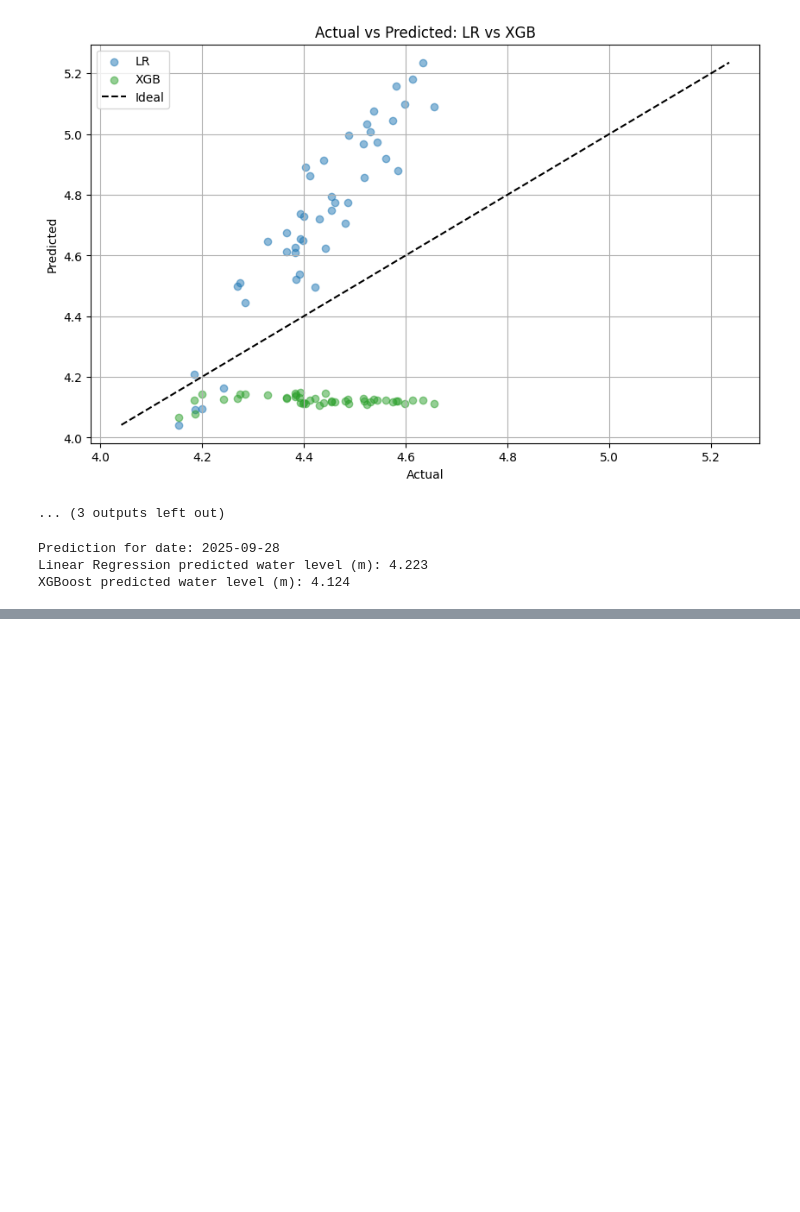
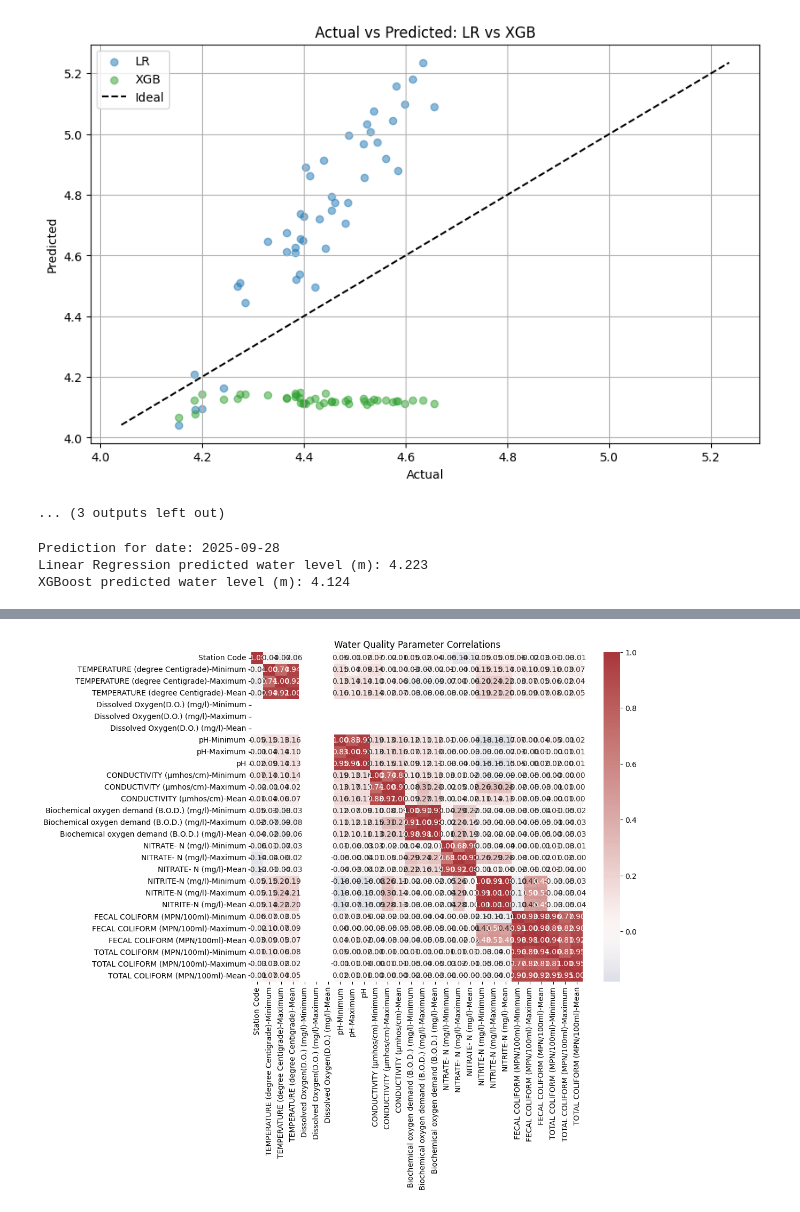
Before and after one commit to riyajoshi2004/DWLR-Groundwater-Project, a Jupyter notebook: sih-project.ipynb, the cells around one changed output, grey strips where cells are left out. Saved outputs shown, nothing was run; the diff lists cells and outputs as text; code cells hidden in the pictures; blank space fills up the shorter version.

```diff
--- a/sih-project.ipynb
+++ b/sih-project.ipynb
@@ -287,0 +438,86 @@ XGBoost predicted water level (m): 4.124
+# %%
+import pandas as pd
+import numpy as np
+import matplotlib.pyplot as plt
+import seaborn as sns
+
+# Standard thresholds (customize as needed; based on WHO/Indian drinking water standards)
+THRESHOLDS = {
+    'pH': (6.5, 8.5),  # Good range
+    'Dissolved Oxygen (mg/L)': (5, np.inf),  # Minimum 5 for good quality
+    'BOD (mg/L)': (0, 3),  # Max 3 for good
+    'Nitrate (mg/L)': (0, 45),  # Max 45
+    'Fecal Coliform (MPN/100ml)': (0, 0)  # Ideally 0
+}
+
+def check_water_quality():
+    # Load the water quality dataset (adjust path if needed)
+    wq_path = 'wtrqlty_grndwtr_2008.csv'
+    wq_df = pd.read_csv(wq_path, encoding='latin1')
+
+    # Rename columns for simplicity (based on your file structure)
+    wq_df = wq_df.rename(columns={
+        'pH-Mean': 'pH',
+        'Dissolved OxygenD.O. mgl-Mean': 'Dissolved Oxygen (mg/L)',
+        'Biochemical oxygen demand B.O.D. mgl-Mean': 'BOD (mg/L)',
+        'NITRATE- N mgl-Mean': 'Nitrate (mg/L)',
+        'FECAL COLIFORM MPN100ml-Mean': 'Fecal Coliform (MPN/100ml)'
+    })
+
+    # Select relevant columns
+    quality_cols = list(THRESHOLDS.keys())
+
+    # 1) User inputs for parameters
+    user_inputs = {}
+    for param in quality_cols:
+        val_str = input(f"Enter {param} value (press Enter to skip): ").strip()
+        user_inputs[param] = float(val_str) if val_str else np.nan
+
+    # 2) Check against thresholds and classify
+    results = {}
+    good_count = 0
+    total = len([v for v in user_inputs.values() if not np.isnan(v)])
+    for param, val in user_inputs.items():
+        if np.isnan(val):
+            results[param] = "Skipped (no input)"
+            continue
+        low, high = THRESHOLDS[param]
+        if low <= val <= high:
+            results[param] = f"Good ({val} within {low}-{high})"
+            good_count += 1
+        else:
+            results[param] = f"Poor ({val} outside {low}-{high})"
+
+    # Overall classification
+    if total == 0:
+        classification = "No inputs provided"
+    elif good_count / total >= 0.8:
+        classification = "Good"
+    elif good_count / total >= 0.5:
+        classification = "Moderate"
+    else:
+        classification = "Poor"
+
+    # 3) Display results
+    print("\n--- Water Quality Check ---")
+    for param, res in results.items():
+        print(f"{param}: {res}")
+    print(f"Overall Classification: {classification}")
+
+    # 4) Historical statistics from dataset for context
+    print("\nHistorical Averages from Dataset:")
+    for param in quality_cols:
+        if param in wq_df.columns:
+            avg = wq_df[param].mean()
+            print(f"Average {param}: {avg:.2f}")
+
+    # 5) Visualization: Correlation heatmap of quality parameters
+    num_cols = [c for c in wq_df.columns if pd.api.types.is_numeric_dtype(wq_df[c])]
+    plt.figure(figsize=(10, 8))
+    sns.heatmap(wq_df[num_cols].corr(), cmap='vlag', center=0, annot=True, fmt='.2f')
+    plt.title('Water Quality Parameter Correlations')
+    plt.show()
+
+# Run the checker
+check_water_quality()
+# %% [output]
@@ -287,0 +534 @@ XGBoost predicted water level (m): 4.124
+[figure, added]
```
Also changed, not shown: parts of 2 cells of this notebook.
